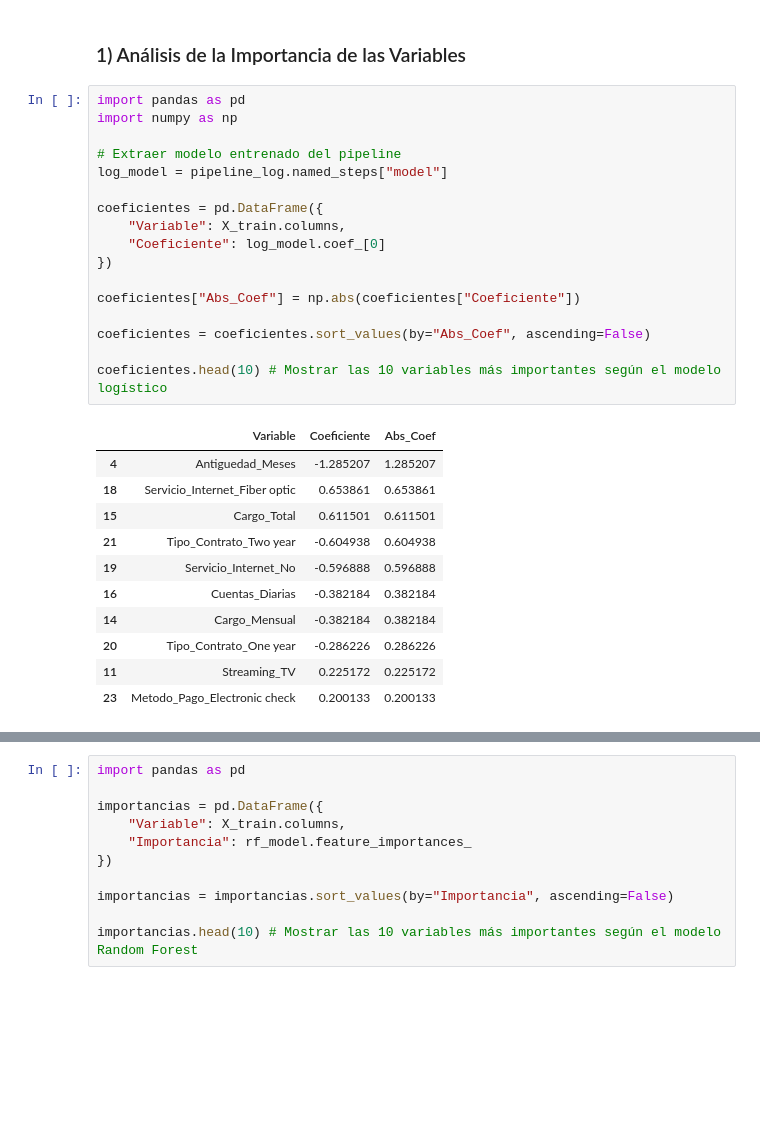
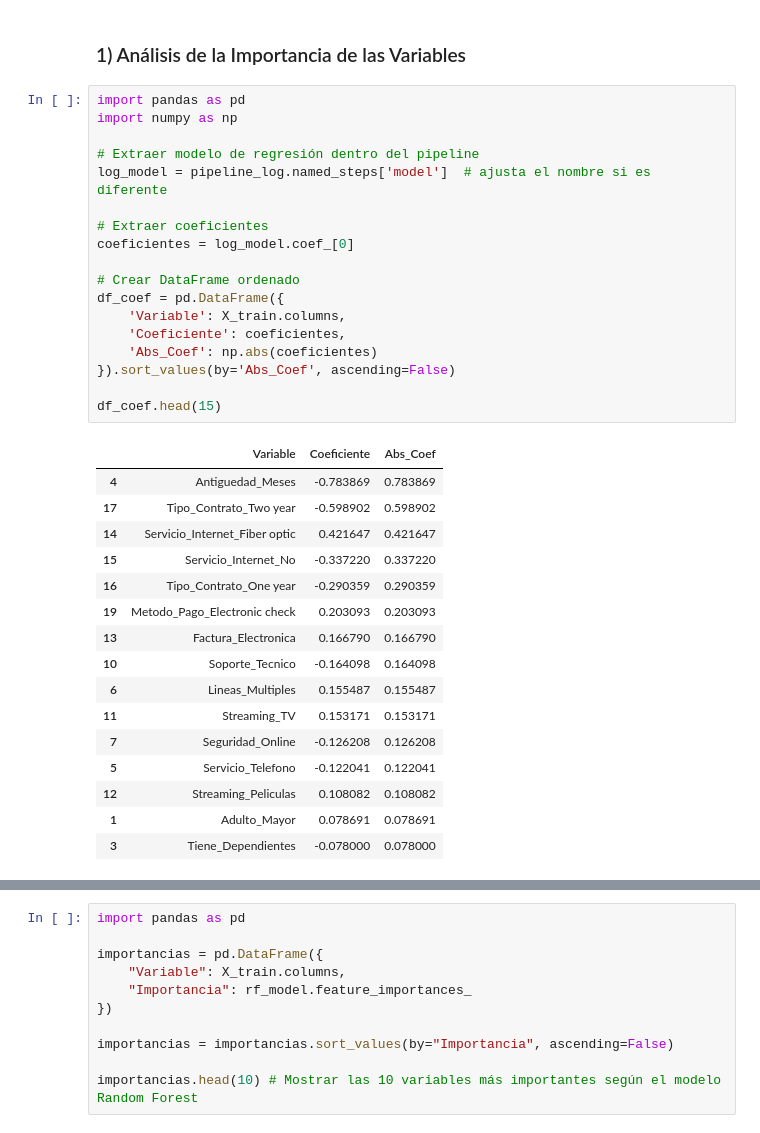
Before and after one commit to JuanCosco/TelecomX2JCT, a Jupyter notebook: DataScience.ipynb, the cells around one changed output, grey strips where cells are left out. Cells and saved outputs as stored; diff of their text form; blank space fills up the shorter version.

Commit message:
Modelado Predictictivo: Interpretacion

```diff
--- a/DataScience.ipynb
+++ b/DataScience.ipynb
@@ -853,29 +853,35 @@ El resultado depende de la métrica que se considere prioritaria.
 # %%
 import pandas as pd
 import numpy as np
 
-# Extraer modelo entrenado del pipeline
-log_model = pipeline_log.named_steps["model"]
+# Extraer modelo de regresión dentro del pipeline
+log_model = pipeline_log.named_steps['model']  # ajusta el nombre si es diferente
 
-coeficientes = pd.DataFrame({
-    "Variable": X_train.columns,
-    "Coeficiente": log_model.coef_[0]
-})
+# Extraer coeficientes
+coeficientes = log_model.coef_[0]
 
-coeficientes["Abs_Coef"] = np.abs(coeficientes["Coeficiente"])
+# Crear DataFrame ordenado
+df_coef = pd.DataFrame({
+    'Variable': X_train.columns,
+    'Coeficiente': coeficientes,
+    'Abs_Coef': np.abs(coeficientes)
+}).sort_values(by='Abs_Coef', ascending=False)
 
-coeficientes = coeficientes.sort_values(by="Abs_Coef", ascending=False)
-
-coeficientes.head(10) # Mostrar las 10 variables más importantes según el modelo logístico
+df_coef.head(15)
 # %% [output]
 |  | Variable | Coeficiente | Abs_Coef |
-| 4 | Antiguedad_Meses | -1.285207 | 1.285207 |
-| 18 | Servicio_Internet_Fiber optic | 0.653861 | 0.653861 |
-| 15 | Cargo_Total | 0.611501 | 0.611501 |
-| 21 | Tipo_Contrato_Two year | -0.604938 | 0.604938 |
-| 19 | Servicio_Internet_No | -0.596888 | 0.596888 |
-| 16 | Cuentas_Diarias | -0.382184 | 0.382184 |
-| 14 | Cargo_Mensual | -0.382184 | 0.382184 |
-| 20 | Tipo_Contrato_One year | -0.286226 | 0.286226 |
-| 11 | Streaming_TV | 0.225172 | 0.225172 |
-| 23 | Metodo_Pago_Electronic check | 0.200133 | 0.200133 |
+| 4 | Antiguedad_Meses | -0.783869 | 0.783869 |
+| 17 | Tipo_Contrato_Two year | -0.598902 | 0.598902 |
+| 14 | Servicio_Internet_Fiber optic | 0.421647 | 0.421647 |
+| 15 | Servicio_Internet_No | -0.337220 | 0.337220 |
+| 16 | Tipo_Contrato_One year | -0.290359 | 0.290359 |
+| 19 | Metodo_Pago_Electronic check | 0.203093 | 0.203093 |
+| 13 | Factura_Electronica | 0.166790 | 0.166790 |
+| 10 | Soporte_Tecnico | -0.164098 | 0.164098 |
+| 6 | Lineas_Multiples | 0.155487 | 0.155487 |
+| 11 | Streaming_TV | 0.153171 | 0.153171 |
+| 7 | Seguridad_Online | -0.126208 | 0.126208 |
+| 5 | Servicio_Telefono | -0.122041 | 0.122041 |
+| 12 | Streaming_Peliculas | 0.108082 | 0.108082 |
+| 1 | Adulto_Mayor | 0.078691 | 0.078691 |
+| 3 | Tiene_Dependientes | -0.078000 | 0.078000 |
```
Also changed, not shown: parts of 1 cell of this notebook.
